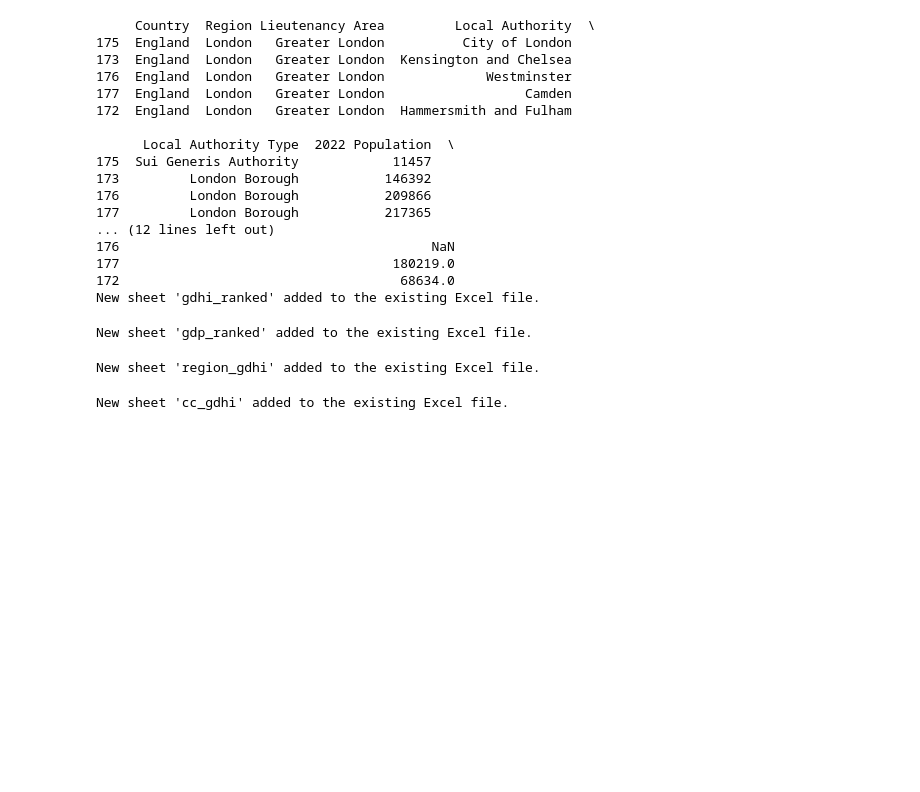
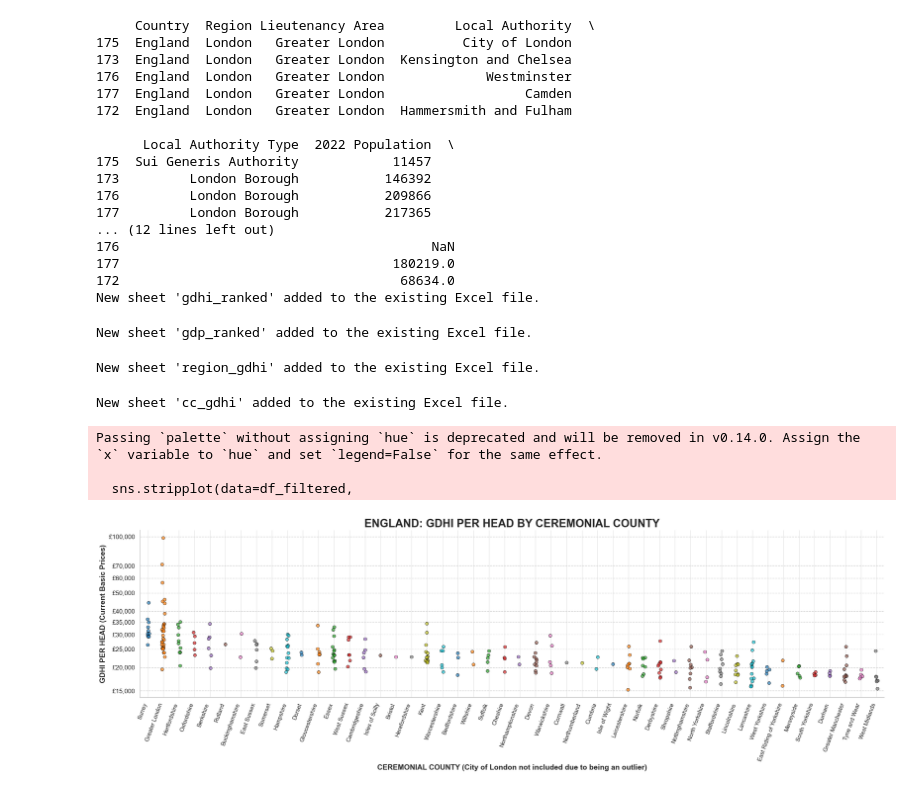
Before and after one commit to sebastiansierra777/uk-las-project, a Jupyter notebook: uk_las_project.ipynb, the cells around one changed output. Cells and saved outputs as stored; diff of their text form; code cells hidden in the pictures; blank space fills up the shorter version.

Commit message:
English Ceremonial Counties by GDHI Per Head Stripplot created

```diff
--- a/uk_las_project.ipynb
+++ b/uk_las_project.ipynb
@@ -326,3 +326,79 @@ with pd.ExcelWriter(
 print("New sheet 'cc_gdhi' added to the existing Excel file.")
 # %% [output]
 New sheet 'cc_gdhi' added to the existing Excel file.
+# %%
+import matplotlib.pyplot as plt
+import seaborn as sns
+
+df = pd.read_excel(
+    r'C:\Users\sebas\Documents\UK Stats\UK - Local Authorities - 2022.xlsx',
+    sheet_name='cc_gdhi',
+    header=0
+)
+
+# Filter out City of London due to being an outlier
+df_filtered = df[df['Local Authority'] != 'City of London']
+
+# Sort counties by median GDHI
+county_order = (
+    df_filtered.groupby('Ceremonial County')['2022 GDHI per head (Current Basic Prices)']
+    .median()
+    .sort_values(ascending=False)
+    .index
+)
+
+# Plt figure and sns theme
+plt.figure(figsize=(21, 7))
+sns.set_theme(style='whitegrid')
+
+# Stripplot
+sns.stripplot(data=df_filtered,
+                x='Ceremonial County',
+                y='2022 GDHI per head (Current Basic Prices)',
+                order=county_order,
+                jitter=True,
+                dodge=False,
+                palette='tab10',
+                s=6,
+                edgecolor='black',
+                linewidth=0.7,
+                alpha=0.7,
+)
+
+# Log scale y axis
+plt.yscale('log')
+
+# Add vertical lines crossing through each group of dots
+for i in range(len(county_order)):
+    plt.axvline(x=i, color='lightgrey', linestyle='-', linewidth=0.8, alpha=0.7)
+
+# Custom ticks and labels
+import matplotlib.ticker as mticker
+# Define ticks
+y_ticks = [15_000, 20_000, 25_000, 30_000, 35_000, 40_000, 50_000, 60_000, 70_000, 100_000]
+# Set ticks and labels
+plt.gca().set_yticks(y_ticks)
+
+# Format tick labels as currency
+plt.gca().set_yticklabels([f'£{y:,.0f}' for y in y_ticks], fontsize=12)
+
+# Titles and labels
+plt.title("ENGLAND: GDHI PER HEAD BY CEREMONIAL COUNTY", fontsize=21, fontweight='bold')
+plt.xlabel("CEREMONIAL COUNTY (City of London not included due to being an outlier)", fontsize=14, fontweight='bold')
+plt.ylabel("GDHI PER HEAD (Current Basic Prices)", fontsize=14, fontweight='bold')
+
+# Xticks rotation
+plt.xticks(rotation=70, ha='right')  # Rotate county names for readability
+
+# Grids
+plt.grid(axis='y', linestyle='--', alpha=0.9)  # horizontal gridlines
+
+# Show the plot
+plt.tight_layout()
+sns.despine()
+plt.show()
+# %% [output]
+Passing `palette` without assigning `hue` is deprecated and will be removed in v0.14.0. Assign the `x` variable to `hue` and set `legend=False` for the same effect.
+
+  sns.stripplot(data=df_filtered,
+[figure, added]
```
